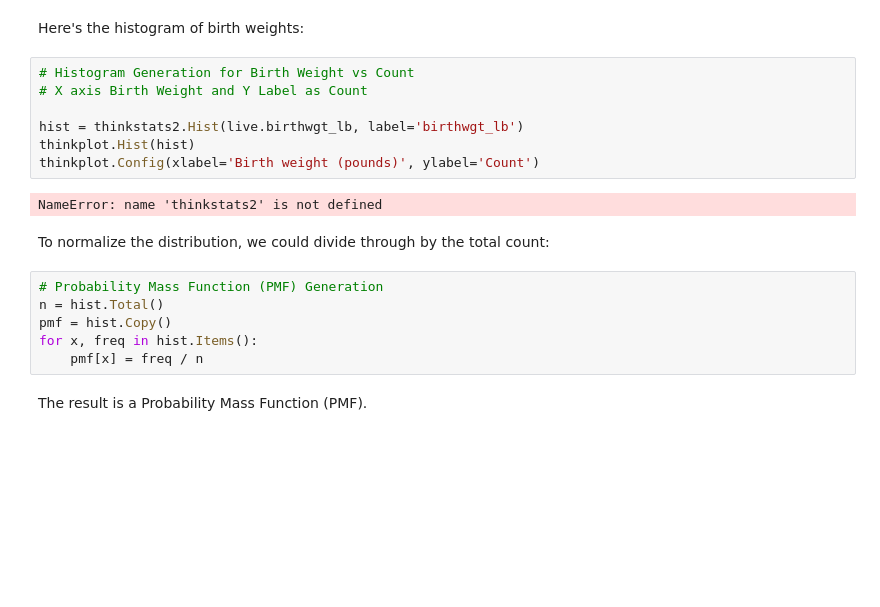
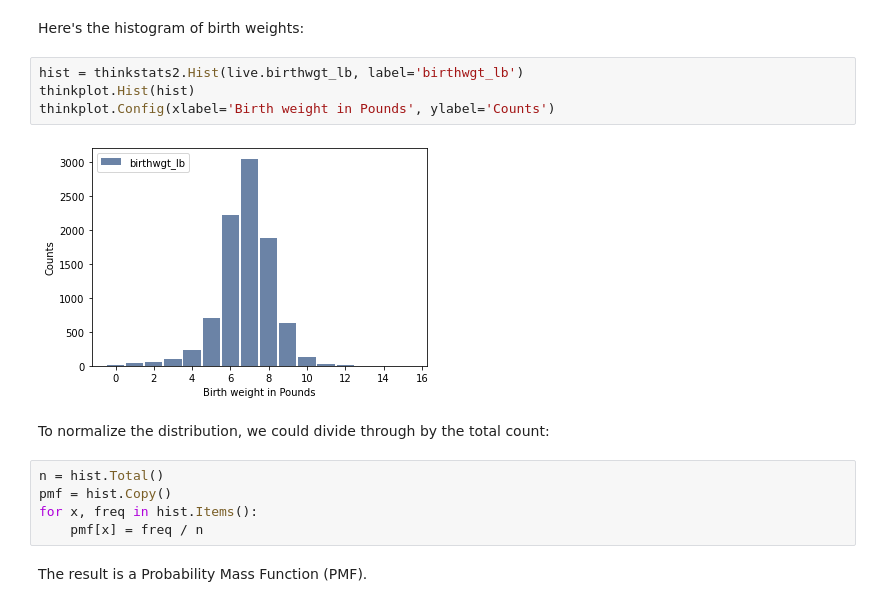
Before and after one commit to RGunasekaran21249030/DS530-RGunasekaran, a Jupyter notebook: Assignment_4.2_RagunathGunasekaran.ipynb, the cells around one changed output. Drawn from its saved outputs; the diff is of its cells as text; blank space fills up the shorter version.

```diff
--- a/Assignment_4.2_RagunathGunasekaran.ipynb
+++ b/Assignment_4.2_RagunathGunasekaran.ipynb
@@ -26,18 +27,14 @@ FileNotFoundError: [Errno 2] No such file or directory: '2002FemPreg.dct'
 # %% [markdown]
 Here's the histogram of birth weights:
 # %%
-# Histogram Generation for Birth Weight vs Count
-# X axis Birth Weight and Y Label as Count
-
 hist = thinkstats2.Hist(live.birthwgt_lb, label='birthwgt_lb')
 thinkplot.Hist(hist)
-thinkplot.Config(xlabel='Birth weight (pounds)', ylabel='Count')
+thinkplot.Config(xlabel='Birth weight in Pounds', ylabel='Counts')
 # %% [output]
-NameError: name 'thinkstats2' is not defined
+[figure, added]
 # %% [markdown]
 To normalize the distribution, we could divide through by the total count:
 # %%
-# Probability Mass Function (PMF) Generation
 n = hist.Total()
 pmf = hist.Copy()
 for x, freq in hist.Items():
```
Also changed, not shown: parts of 71 cells of this notebook.
